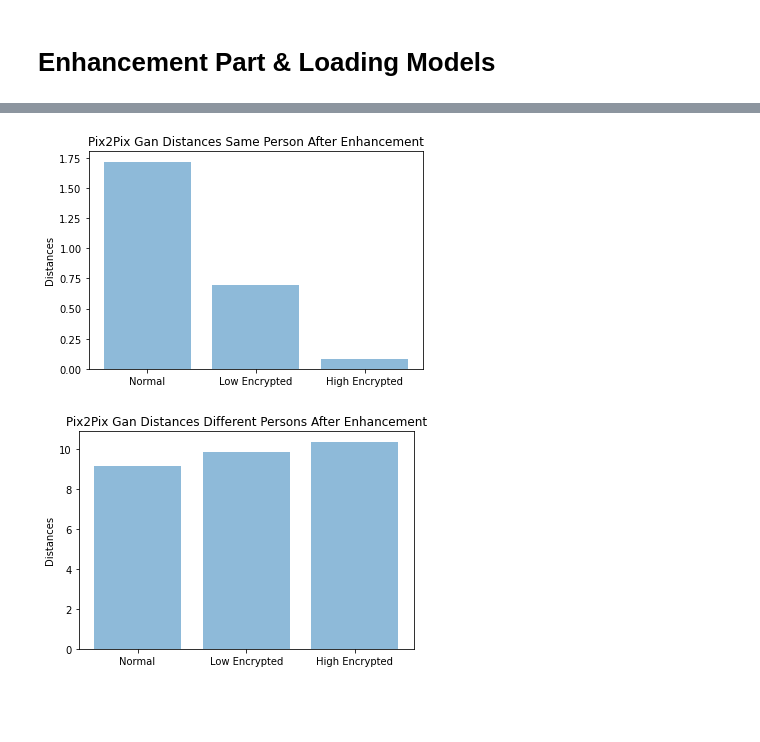
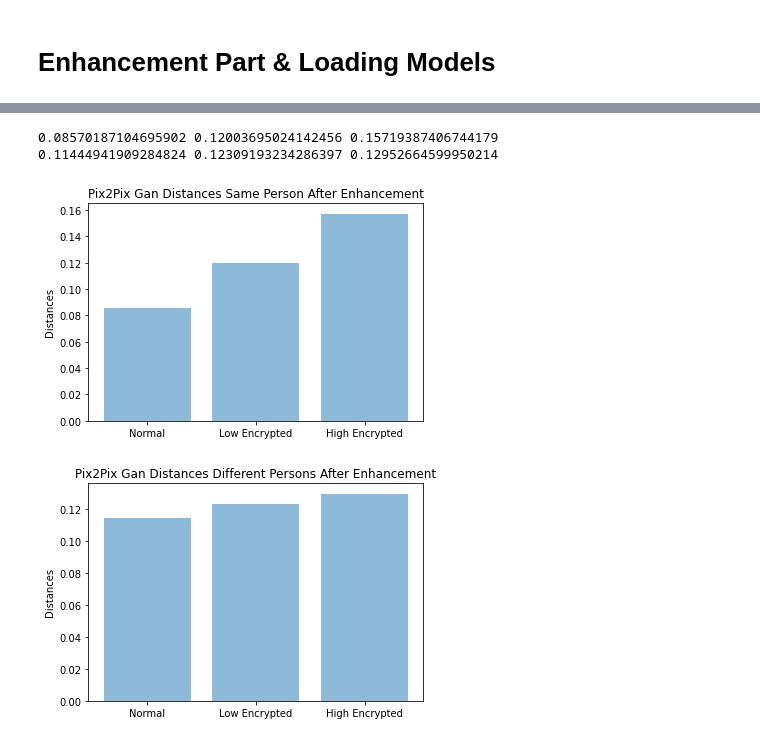
Before and after one commit to hazem-kamel/image_decryption_gan, a Jupyter notebook: Baseline_FaceRecognition.ipynb, the cells around one changed output, grey strips where cells are left out. Saved outputs shown, nothing was run; the diff lists cells and outputs as text; code cells hidden in the pictures; blank space fills up the shorter version.

```diff
--- a/Baseline_FaceRecognition.ipynb
+++ b/Baseline_FaceRecognition.ipynb
@@ -1037,14 +1023,15 @@ folder = './gdrive/MyDrive/Final_test_enhanced/'
 i = 1
 x_axis=0
 normal_y_axis=0
+k=0
 lowEncrypted_y_axis=0
-distances_normal=0
-distances_normal_different=0
-distances_lowEncrypted=0
-distances_lowEncrypted_different=0
-highEncrypted_y_axis=0
-distances_highEncrypted=0
-distances_highEncrypted_different=0
+distances_normal_pix=0
+distances_normal_different_pix=0
+distances_lowEncrypted_pix=0
+distances_lowEncrypted_different_pix=0
+highEncrypted_y_axis_pix=0
+distances_highEncrypted_pix=0
+distances_highEncrypted_different_pix=0
 # enumerate files
 for filenameN in listdir(folder):
   if(filenameN.find("j2k") == -1):    # enumerate files
@@ -1053,27 +1040,22 @@ for filenameN in listdir(folder):
       if(filename != '.ipynb_checkpoints'):
         [TypeOfTest,value,distance,sameOrDiff] = FaceRecognizerEnhanced(filenameN,filename)
         i+=1
+        k+=1
         if(TypeOfTest=='normal'):
           if(sameOrDiff=='same'):
-                    normal_y_axis+=value
-                    distances_normal+=distance
+                    distances_normal_pix+=distance
           else:
-                    normal_y_axis+=value
-                    distances_normal_different+=distance
+                    distances_normal_different_pix+=distance
         elif(TypeOfTest == 'lowEncrypted'):
           if(sameOrDiff == 'same'):
-            lowEncrypted_y_axis+=value
-            distances_lowEncrypted+=distance
+            distances_lowEncrypted_pix+=distance
           else:
-            lowEncrypted_y_axis+=value
-            distances_lowEncrypted_different+=distance
+            distances_lowEncrypted_different_pix+=distance
         else:
           if(sameOrDiff == 'same'):
-            highEncrypted_y_axis+=value
-            distances_highEncrypted+=distance
+            distances_highEncrypted_pix+=distance
           else:
-            highEncrypted_y_axis+=value
-            distances_highEncrypted_different+=distance
+            distances_highEncrypted_different_pix+=distance
 # %% [output]
 501195_490573.jpg 501195_490573.jpg
 facenet_weights.h5 will be downloaded...
@@ -1100,20 +1082,24 @@ Streaming output truncated to the last 5000 lines.
 # %%
 plt.figure(1)
 objects = ('Normal', 'Low Encrypted','High Encrypted')
 y_pos = np.arange(len(objects))
-performance = [distances_normal/240,distances_lowEncrypted/240,distances_highEncrypted/240]
+performance = [distances_normal_pix/k,distances_lowEncrypted_pix/k,distances_highEncrypted_pix/k]
 plt.bar(y_pos, performance, align='center', alpha=0.5)
 plt.xticks(y_pos, objects)
 plt.ylabel('Distances')
 plt.title('Pix2Pix Gan Distances Same Person After Enhancement')
 plt.figure(2)
-performance_different_persons = [distances_normal_different/240,distances_lowEncrypted_different/240,distances_highEncrypted_different/240]
+performance_different_persons = [distances_normal_different_pix/k,distances_lowEncrypted_different_pix/k,distances_highEncrypted_different_pix/k]
 plt.bar(y_pos, performance_different_persons, align='center', alpha=0.5)
 plt.xticks(y_pos, objects)
 plt.ylabel('Distances')
+print(distances_normal_pix/k,distances_lowEncrypted_pix/k,distances_highEncrypted_pix/k)
+print(distances_normal_different_pix/k,distances_lowEncrypted_different_pix/k,distances_highEncrypted_different_pix/k)
 plt.title('Pix2Pix Gan Distances Different Persons After Enhancement')
 plt.show()
 # %% [output]
+0.08570187104695902 0.12003695024142456 0.15719387406744179
+0.11444941909284824 0.12309193234286397 0.12952664599950214
-[figure, old version]
+[figure, new version]
-[figure, old version]
+[figure, new version]
 # %%
```
Also changed, not shown: parts of 10 cells of this notebook.
